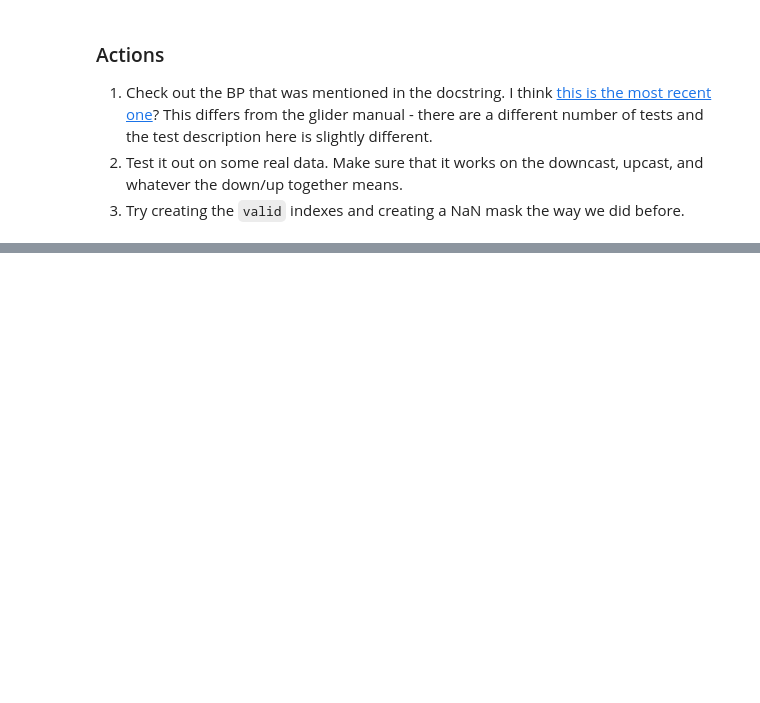
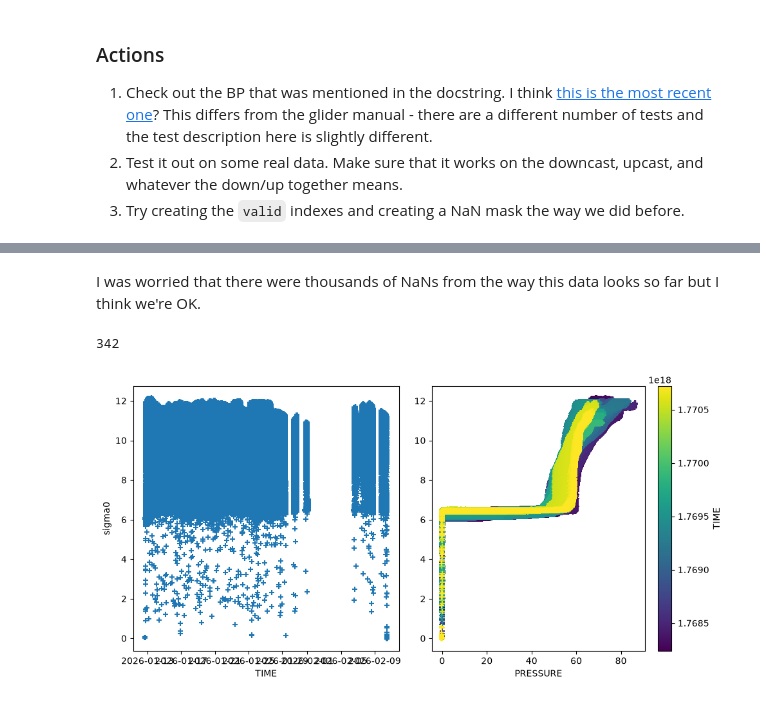
Before and after one commit to Klankers/mau_gsoc_qartod, a Jupyter notebook: deliverable_3.ipynb, the cells around one changed output, grey strips where cells are left out. Drawn from its saved outputs; the diff is of its cells as text; code cells hidden in the pictures; blank space fills up the shorter version.

```diff
--- a/deliverable_3.ipynb
+++ b/deliverable_3.ipynb
@@ -207,0 +280,5 @@ Ok, so regarding the other BP, it isn't actually too different. At least where t
+# %%
+# ds["CTDCT"] = gsw.conversions.CT_from_t(SA, t, p,) #   Whoops, we need SA first
+ds["SP"] = gsw.conversions.SP_from_C(ds["CNDC"], ds["TEMP"], ds["PRES"])
+ds["SA"] = gsw.conversions.SA_from_SP(ds["SP"], ds["PRES"], ds["LONGITUDE"], ds["LATITUDE"])
+ds["CTDCT"] = gsw.conversions.CT_from_t(ds["SA"], ds["TEMP"], ds["PRES"])
@@ -207,0 +289,2 @@ Ok, so regarding the other BP, it isn't actually too different. At least where t
+# %%
+ds["sigma0"] = gsw.density.sigma0(ds["SA"], ds["CTDCT"])
@@ -207,0 +293,9 @@ Ok, so regarding the other BP, it isn't actually too different. At least where t
+# %%
+import polars as pl
+
+cols_out = ["TIME", "LATITUDE", "LONGITUDE", "PRES", "DEPTH", "TEMP", "CNDC",
+            "SP", "SA", "CTDCT", "sigma0"]
+df = pl.DataFrame({
+    var: ds[var].values for var in cols_out
+})
+df
@@ -207,0 +317,22 @@ Ok, so regarding the other BP, it isn't actually too different. At least where t
+# %% [markdown]
+I was worried that there were thousands of NaNs from the way this data looks so far but I think we're OK.
+# %%
+df["SP"].is_nan().sum()
+# %% [output]
+342
+# %%
+#   Takes a few seconds, but it's worth confirming that our sigma theta values are stable.
+#   It should be lowest at the surface, then increase with pressure/depth. At right is a
+#   rotated profile that shows a ton of variability at the surface and a deep layer from 0-40 dbar
+#   or so.
+fig, axs = plt.subplots(ncols=2, figsize=(10,5))
+axs[0].scatter(df["TIME"], df["sigma0"], marker="+")
+sc = axs[1].scatter(df["PRES"], df["sigma0"], c=df["TIME"], marker="+")
+cbar = plt.colorbar(sc, ax=axs[1])
+cbar.set_label("TIME")
+axs[0].set_ylabel("sigma0")
+axs[0].set_xlabel("TIME")
+axs[1].set_xlabel("PRESSURE")
+plt.tight_layout()
+# %% [output]
+[figure, added]
```
Also changed, not shown: parts of 46 cells of this notebook.
